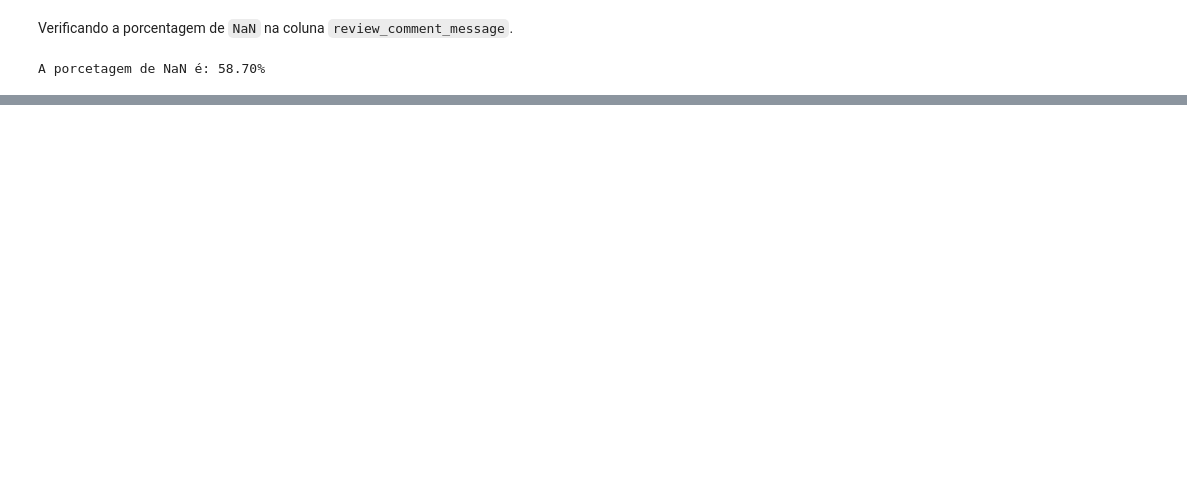
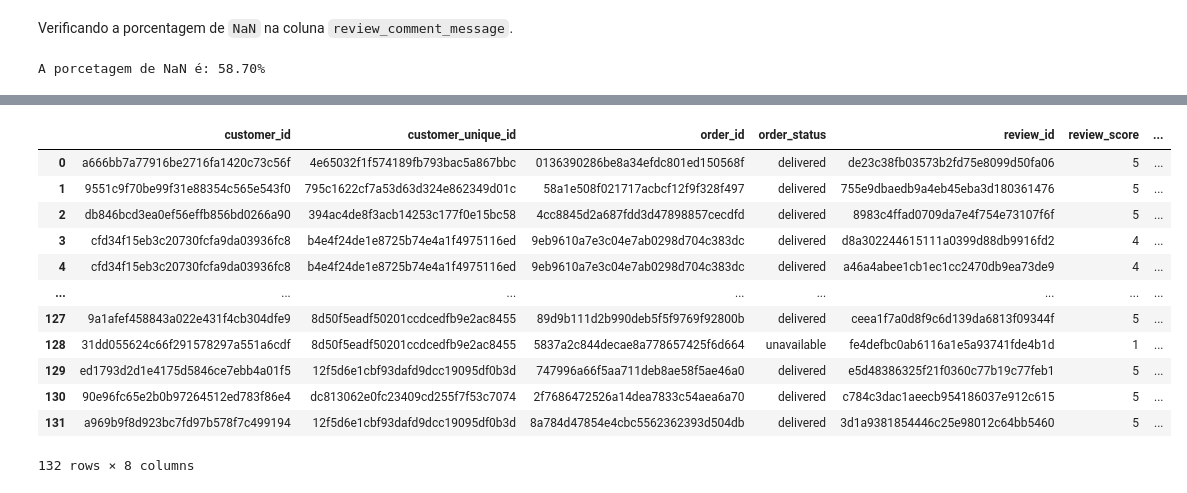
Before and after one commit to PurpleLobster31/ADA_analise_de_vendas, a Jupyter notebook: src/analise_vendas.ipynb, the cells around one changed output, grey strips where cells are left out. Drawn from its saved outputs; the diff is of its cells as text; code cells hidden in the pictures; blank space fills up the shorter version.

```diff
--- a/src/analise_vendas.ipynb
+++ b/src/analise_vendas.ipynb
@@ -348,0 +410,3 @@ A porcetagem de NaN é: 58.70%
+# %%
+df_num_pedidos_por_cliente = df_merge_pedidos_clientes.groupby('customer_unique_id')['order_id'].count().reset_index()
+df_num_pedidos_por_cliente
@@ -348,0 +429,4 @@ A porcetagem de NaN é: 58.70%
+# %%
+df_num_pedidos_por_cliente.sort_values('order_id', ascending=False, inplace=True)
+df_num_pedidos_por_cliente.rename(columns={'order_id': 'order_count'}, inplace=True)
+df_num_pedidos_por_cliente
@@ -348,0 +449,3 @@ A porcetagem de NaN é: 58.70%
+# %%
+df_top_20_clientes = df_num_pedidos_por_cliente.head(20)
+df_top_20_clientes
@@ -348,0 +489,17 @@ A porcetagem de NaN é: 58.70%
+# %%
+df_top_20_comentarios_sem_filtro = df_merge_pedidos_clientes_reviews.merge(df_top_20_clientes, on='customer_unique_id')
+df_top_20_comentarios_sem_filtro
+# %% [output]
+|  | customer_id | customer_unique_id | order_id | order_status | review_id | review_score | ... |
+| 0 | a666bb7a77916be2716fa1420c73c56f | 4e65032f1f574189fb793bac5a867bbc | 0136390286be8a34efdc801ed150568f | delivered | de23c38fb03573b2fd75e8099d50fa06 | 5 | ... |
+| 1 | 9551c9f70be99f31e88354c565e543f0 | 795c1622cf7a53d63d324e862349d01c | 58a1e508f021717acbcf12f9f328f497 | delivered | 755e9dbaedb9a4eb45eba3d180361476 | 5 | ... |
+| 2 | db846bcd3ea0ef56effb856bd0266a90 | 394ac4de8f3acb14253c177f0e15bc58 | 4cc8845d2a687fdd3d47898857cecdfd | delivered | 8983c4ffad0709da7e4f754e73107f6f | 5 | ... |
+| 3 | cfd34f15eb3c20730fcfa9da03936fc8 | b4e4f24de1e8725b74e4a1f4975116ed | 9eb9610a7e3c04e7ab0298d704c383dc | delivered | d8a302244615111a0399d88db9916fd2 | 4 | ... |
+| 4 | cfd34f15eb3c20730fcfa9da03936fc8 | b4e4f24de1e8725b74e4a1f4975116ed | 9eb9610a7e3c04e7ab0298d704c383dc | delivered | a46a4abee1cb1ec1cc2470db9ea73de9 | 4 | ... |
+| ... | ... | ... | ... | ... | ... | ... | ... |
+| 127 | 9a1afef458843a022e431f4cb304dfe9 | 8d50f5eadf50201ccdcedfb9e2ac8455 | 89d9b111d2b990deb5f5f9769f92800b | delivered | ceea1f7a0d8f9c6d139da6813f09344f | 5 | ... |
+| 128 | 31dd055624c66f291578297a551a6cdf | 8d50f5eadf50201ccdcedfb9e2ac8455 | 5837a2c844decae8a778657425f6d664 | unavailable | fe4defbc0ab6116a1e5a93741fde4b1d | 1 | ... |
+| 129 | ed1793d2d1e4175d5846ce7ebb4a01f5 | 12f5d6e1cbf93dafd9dcc19095df0b3d | 747996a66f5aa711deb8ae58f5ae46a0 | delivered | e5d48386325f21f0360c77b19c77feb1 | 5 | ... |
+| 130 | 90e96fc65e2b0b97264512ed783f86e4 | dc813062e0fc23409cd255f7f53c7074 | 2f7686472526a14dea7833c54aea6a70 | delivered | c784c3dac1aeecb954186037e912c615 | 5 | ... |
+| 131 | a969b9f8d923bc7fd97b578f7c499194 | 12f5d6e1cbf93dafd9dcc19095df0b3d | 8a784d47854e4cbc5562362393d504db | delivered | 3d1a9381854446c25e98012c64bb5460 | 5 | ... |
+132 rows × 8 columns
```
Also changed, not shown: parts of 27 cells of this notebook, 6 other files.
